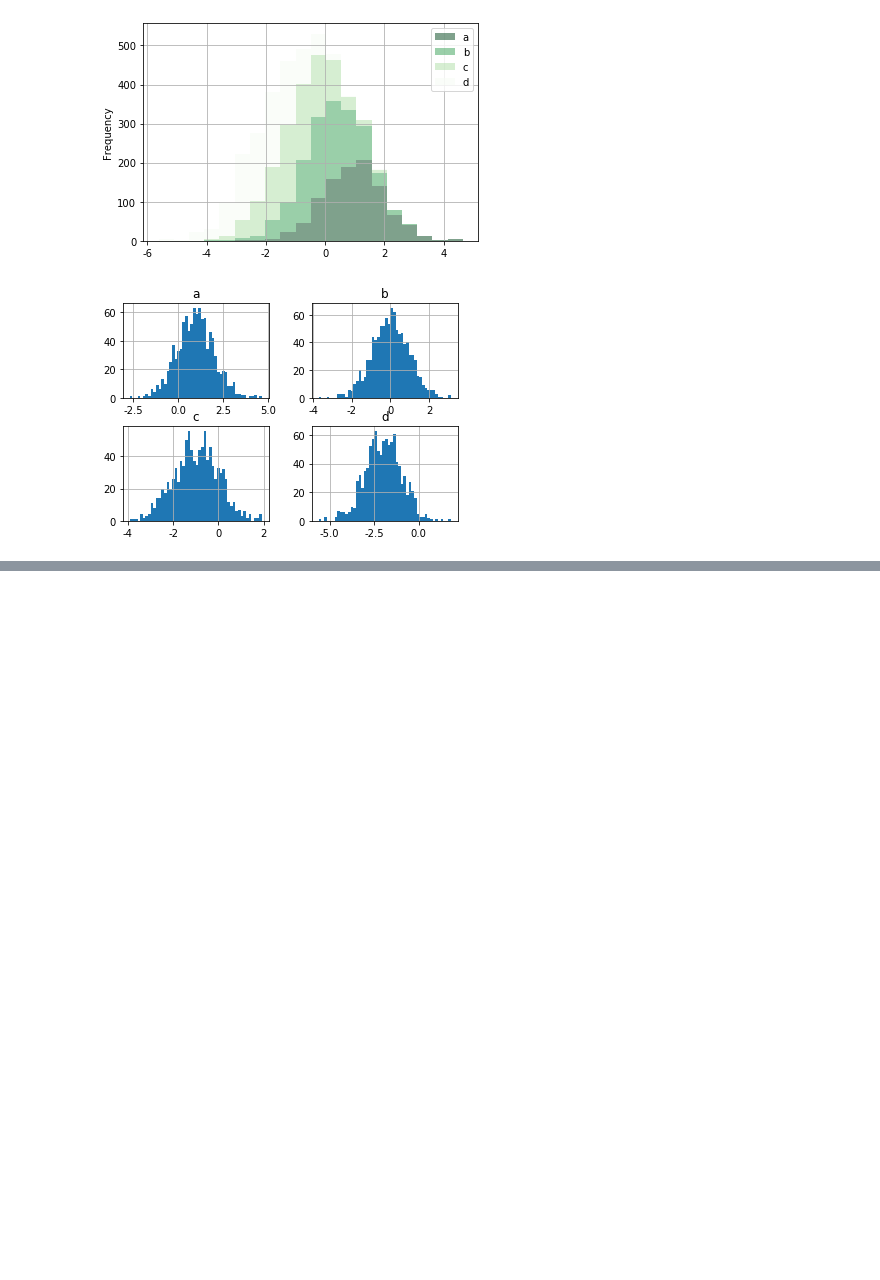
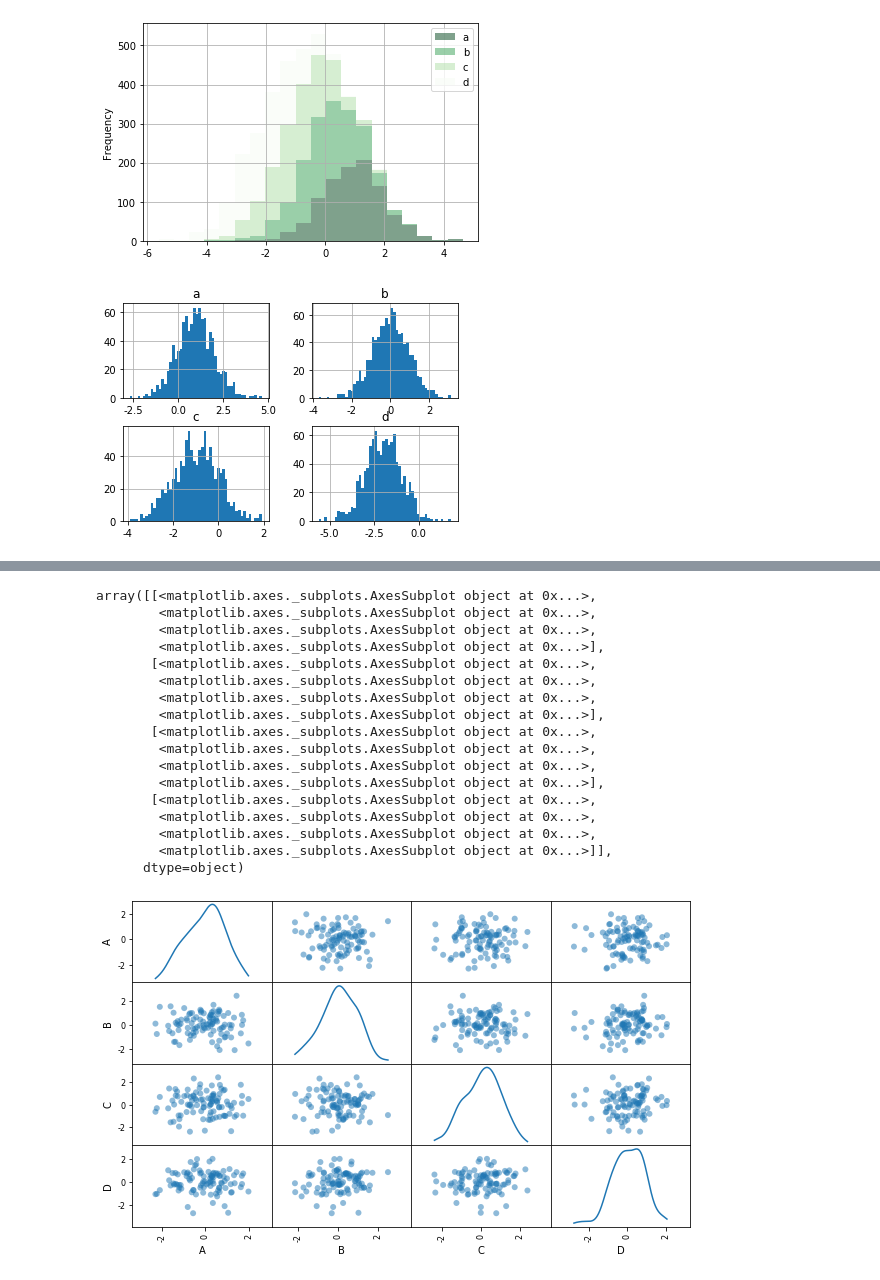
Before and after one commit to tsangyu98/matplotlib_study, a Jupyter notebook: matplotlib_part2.ipynb, the cells around one changed output, grey strips where cells are left out. Saved outputs shown, nothing was run; the diff lists cells and outputs as text; code cells hidden in the pictures; blank space fills up the shorter version.

Commit message:
散点图、散点矩阵

```diff
--- a/matplotlib_part2.ipynb
+++ b/matplotlib_part2.ipynb
@@ -343,0 +364,26 @@ array([[<matplotlib.axes._subplots.AxesSubplot object at 0x...>,
+# %%
+# pd.plotting.scatter_matrix()  散点矩阵
+# pd.plotting.scatter_matrix(frame, alpha=0.5, figsize=None, ax=None,
+# grid=False, diagonal='hist', marker='.', density_kwds=None, hist_kwds=None, range_padding=0.05, **kwds)
+
+df = pd.DataFrame(np.random.randn(100, 4), columns=list('ABCD'))
+pd.plotting.scatter_matrix(df, figsize=(10, 6), alpha=0.5, marker='o', diagonal='kde', range_padding=0.5)
+# %% [output]
+array([[<matplotlib.axes._subplots.AxesSubplot object at 0x...>,
+        <matplotlib.axes._subplots.AxesSubplot object at 0x...>,
+        <matplotlib.axes._subplots.AxesSubplot object at 0x...>,
+        <matplotlib.axes._subplots.AxesSubplot object at 0x...>],
+       [<matplotlib.axes._subplots.AxesSubplot object at 0x...>,
+        <matplotlib.axes._subplots.AxesSubplot object at 0x...>,
+        <matplotlib.axes._subplots.AxesSubplot object at 0x...>,
+        <matplotlib.axes._subplots.AxesSubplot object at 0x...>],
+       [<matplotlib.axes._subplots.AxesSubplot object at 0x...>,
+        <matplotlib.axes._subplots.AxesSubplot object at 0x...>,
+        <matplotlib.axes._subplots.AxesSubplot object at 0x...>,
+        <matplotlib.axes._subplots.AxesSubplot object at 0x...>],
+       [<matplotlib.axes._subplots.AxesSubplot object at 0x...>,
+        <matplotlib.axes._subplots.AxesSubplot object at 0x...>,
+        <matplotlib.axes._subplots.AxesSubplot object at 0x...>,
+        <matplotlib.axes._subplots.AxesSubplot object at 0x...>]],
+      dtype=object)
+[figure, added]
```
Also changed, not shown: parts of 3 cells of this notebook.
